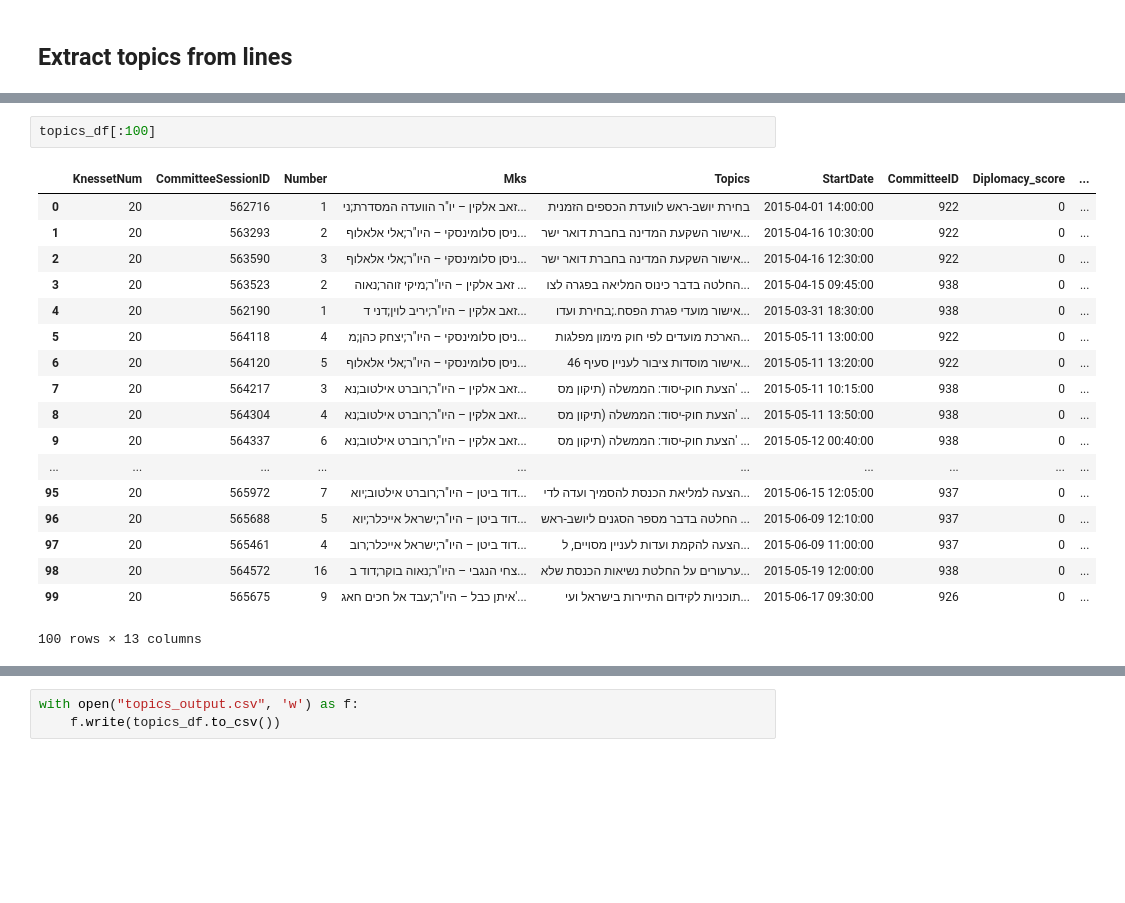
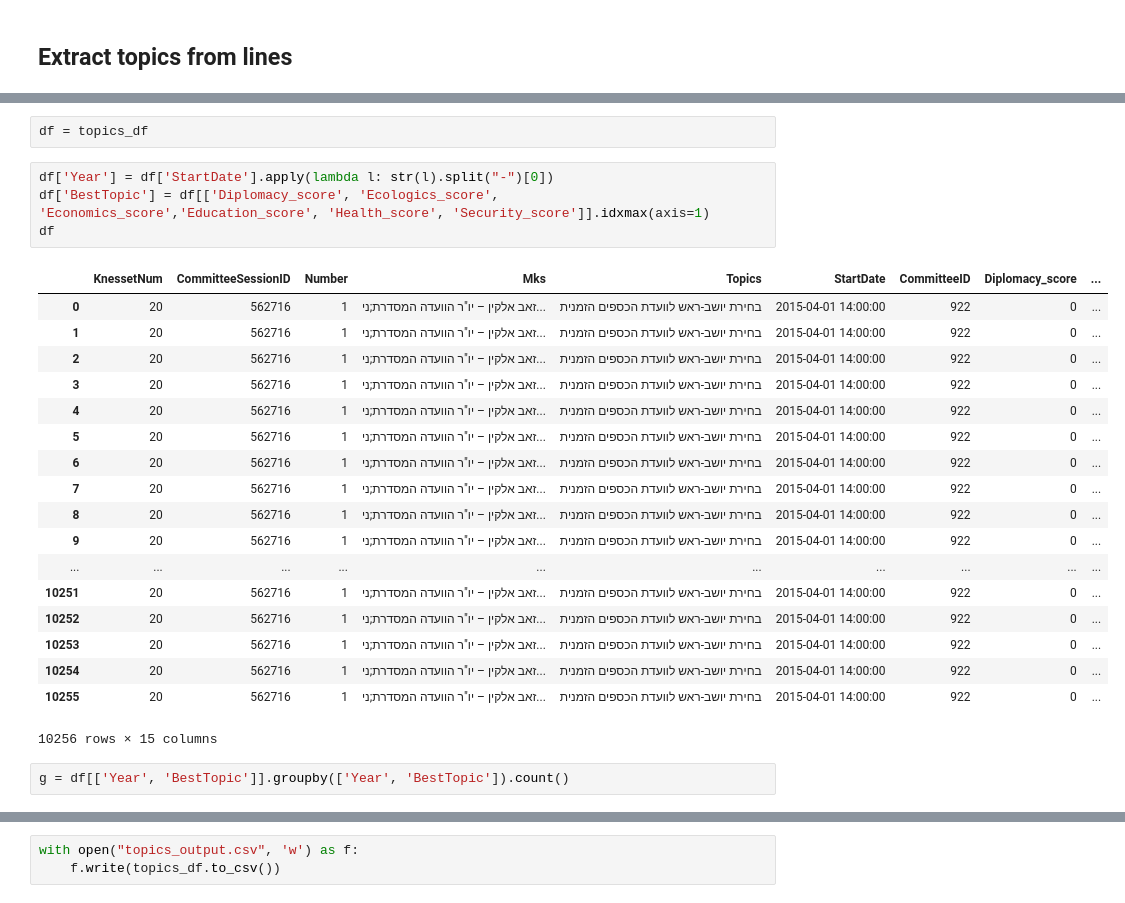
Before and after one commit to hasadna/knesset-data-pipelines, a Jupyter notebook: jupyter-notebooks/calculateTopics.ipynb, the cells around one changed output, grey strips where cells are left out. Cells and saved outputs as stored; diff of their text form; blank space fills up the shorter version.

```diff
--- a/jupyter-notebooks/calculateTopics.ipynb
+++ b/jupyter-notebooks/calculateTopics.ipynb
@@ -203,21 +248,27 @@ using cache data from .cache/committee-meeting-protocol-parts/files/5/6/562716.c
-# %%
-topics_df[:100]
-# %% [output]
-|  | KnessetNum | CommitteeSessionID | Number | Mks | Topics | StartDate | CommitteeID | Diplomacy_score | ... |
-| 0 | 20 | 562716 | 1 | זאב אלקין – יו"ר הוועדה המסדרת;ני... | בחירת יושב-ראש לוועדת הכספים הזמנית | 2015-04-01 14:00:00 | 922 | 0 | ... |
-| 1 | 20 | 563293 | 2 | ניסן סלומינסקי – היו"ר;אלי אלאלוף... | אישור השקעת המדינה בחברת דואר ישר... | 2015-04-16 10:30:00 | 922 | 0 | ... |
-| 2 | 20 | 563590 | 3 | ניסן סלומינסקי – היו"ר;אלי אלאלוף... | אישור השקעת המדינה בחברת דואר ישר... | 2015-04-16 12:30:00 | 922 | 0 | ... |
-| 3 | 20 | 563523 | 2 | זאב אלקין – היו"ר;מיקי זוהר;נאוה ... | החלטה בדבר כינוס המליאה בפגרה לצו... | 2015-04-15 09:45:00 | 938 | 0 | ... |
-| 4 | 20 | 562190 | 1 | זאב אלקין – היו"ר;יריב לוין;דני ד... | אישור מועדי פגרת הפסח.;בחירת ועדו... | 2015-03-31 18:30:00 | 938 | 0 | ... |
-| 5 | 20 | 564118 | 4 | ניסן סלומינסקי – היו"ר;יצחק כהן;מ... | הארכת מועדים לפי חוק מימון מפלגות... | 2015-05-11 13:00:00 | 922 | 0 | ... |
-| 6 | 20 | 564120 | 5 | ניסן סלומינסקי – היו"ר;אלי אלאלוף... | אישור מוסדות ציבור לעניין סעיף 46... | 2015-05-11 13:20:00 | 922 | 0 | ... |
-| 7 | 20 | 564217 | 3 | זאב אלקין – היו"ר;רוברט אילטוב;נא... | הצעת חוק-יסוד: הממשלה (תיקון מס' ... | 2015-05-11 10:15:00 | 938 | 0 | ... |
-| 8 | 20 | 564304 | 4 | זאב אלקין – היו"ר;רוברט אילטוב;נא... | הצעת חוק-יסוד: הממשלה (תיקון מס' ... | 2015-05-11 13:50:00 | 938 | 0 | ... |
-| 9 | 20 | 564337 | 6 | זאב אלקין – היו"ר;רוברט אילטוב;נא... | הצעת חוק-יסוד: הממשלה (תיקון מס' ... | 2015-05-12 00:40:00 | 938 | 0 | ... |
-| ... | ... | ... | ... | ... | ... | ... | ... | ... | ... |
-| 95 | 20 | 565972 | 7 | דוד ביטן – היו"ר;רוברט אילטוב;יוא... | הצעה למליאת הכנסת להסמיך ועדה לדי... | 2015-06-15 12:05:00 | 937 | 0 | ... |
-| 96 | 20 | 565688 | 5 | דוד ביטן – היו"ר;ישראל אייכלר;יוא... | החלטה בדבר מספר הסגנים ליושב-ראש ... | 2015-06-09 12:10:00 | 937 | 0 | ... |
-| 97 | 20 | 565461 | 4 | דוד ביטן – היו"ר;ישראל אייכלר;רוב... | הצעה להקמת ועדות לעניין מסויים, ל... | 2015-06-09 11:00:00 | 937 | 0 | ... |
-| 98 | 20 | 564572 | 16 | צחי הנגבי – היו"ר;נאוה בוקר;דוד ב... | ערעורים על החלטת נשיאות הכנסת שלא... | 2015-05-19 12:00:00 | 938 | 0 | ... |
-| 99 | 20 | 565675 | 9 | איתן כבל – היו"ר;עבד אל חכים חאג'... | תוכניות לקידום התיירות בישראל ועי... | 2015-06-17 09:30:00 | 926 | 0 | ... |
-100 rows × 13 columns
+# %%
+df = topics_df
+# %%
+df['Year'] = df['StartDate'].apply(lambda l: str(l).split("-")[0])
+df['BestTopic'] = df[['Diplomacy_score', 'Ecologics_score', 'Economics_score','Education_score', 'Health_score', 'Security_score']].idxmax(axis=1)
+df
+# %% [output]
+|  | KnessetNum | CommitteeSessionID | Number | Mks | Topics | StartDate | CommitteeID | Diplomacy_score | ... |
+| 0 | 20 | 562716 | 1 | זאב אלקין – יו"ר הוועדה המסדרת;ני... | בחירת יושב-ראש לוועדת הכספים הזמנית | 2015-04-01 14:00:00 | 922 | 0 | ... |
+| 1 | 20 | 562716 | 1 | זאב אלקין – יו"ר הוועדה המסדרת;ני... | בחירת יושב-ראש לוועדת הכספים הזמנית | 2015-04-01 14:00:00 | 922 | 0 | ... |
+| 2 | 20 | 562716 | 1 | זאב אלקין – יו"ר הוועדה המסדרת;ני... | בחירת יושב-ראש לוועדת הכספים הזמנית | 2015-04-01 14:00:00 | 922 | 0 | ... |
+| 3 | 20 | 562716 | 1 | זאב אלקין – יו"ר הוועדה המסדרת;ני... | בחירת יושב-ראש לוועדת הכספים הזמנית | 2015-04-01 14:00:00 | 922 | 0 | ... |
+| 4 | 20 | 562716 | 1 | זאב אלקין – יו"ר הוועדה המסדרת;ני... | בחירת יושב-ראש לוועדת הכספים הזמנית | 2015-04-01 14:00:00 | 922 | 0 | ... |
+| 5 | 20 | 562716 | 1 | זאב אלקין – יו"ר הוועדה המסדרת;ני... | בחירת יושב-ראש לוועדת הכספים הזמנית | 2015-04-01 14:00:00 | 922 | 0 | ... |
+| 6 | 20 | 562716 | 1 | זאב אלקין – יו"ר הוועדה המסדרת;ני... | בחירת יושב-ראש לוועדת הכספים הזמנית | 2015-04-01 14:00:00 | 922 | 0 | ... |
+| 7 | 20 | 562716 | 1 | זאב אלקין – יו"ר הוועדה המסדרת;ני... | בחירת יושב-ראש לוועדת הכספים הזמנית | 2015-04-01 14:00:00 | 922 | 0 | ... |
+| 8 | 20 | 562716 | 1 | זאב אלקין – יו"ר הוועדה המסדרת;ני... | בחירת יושב-ראש לוועדת הכספים הזמנית | 2015-04-01 14:00:00 | 922 | 0 | ... |
+| 9 | 20 | 562716 | 1 | זאב אלקין – יו"ר הוועדה המסדרת;ני... | בחירת יושב-ראש לוועדת הכספים הזמנית | 2015-04-01 14:00:00 | 922 | 0 | ... |
+| ... | ... | ... | ... | ... | ... | ... | ... | ... | ... |
+| 10251 | 20 | 562716 | 1 | זאב אלקין – יו"ר הוועדה המסדרת;ני... | בחירת יושב-ראש לוועדת הכספים הזמנית | 2015-04-01 14:00:00 | 922 | 0 | ... |
+| 10252 | 20 | 562716 | 1 | זאב אלקין – יו"ר הוועדה המסדרת;ני... | בחירת יושב-ראש לוועדת הכספים הזמנית | 2015-04-01 14:00:00 | 922 | 0 | ... |
+| 10253 | 20 | 562716 | 1 | זאב אלקין – יו"ר הוועדה המסדרת;ני... | בחירת יושב-ראש לוועדת הכספים הזמנית | 2015-04-01 14:00:00 | 922 | 0 | ... |
+| 10254 | 20 | 562716 | 1 | זאב אלקין – יו"ר הוועדה המסדרת;ני... | בחירת יושב-ראש לוועדת הכספים הזמנית | 2015-04-01 14:00:00 | 922 | 0 | ... |
+| 10255 | 20 | 562716 | 1 | זאב אלקין – יו"ר הוועדה המסדרת;ני... | בחירת יושב-ראש לוועדת הכספים הזמנית | 2015-04-01 14:00:00 | 922 | 0 | ... |
+10256 rows × 15 columns
+# %%
+g = df[['Year', 'BestTopic']].groupby(['Year', 'BestTopic']).count()
```
Also changed, not shown: parts of 6 cells of this notebook, 4 other files.
